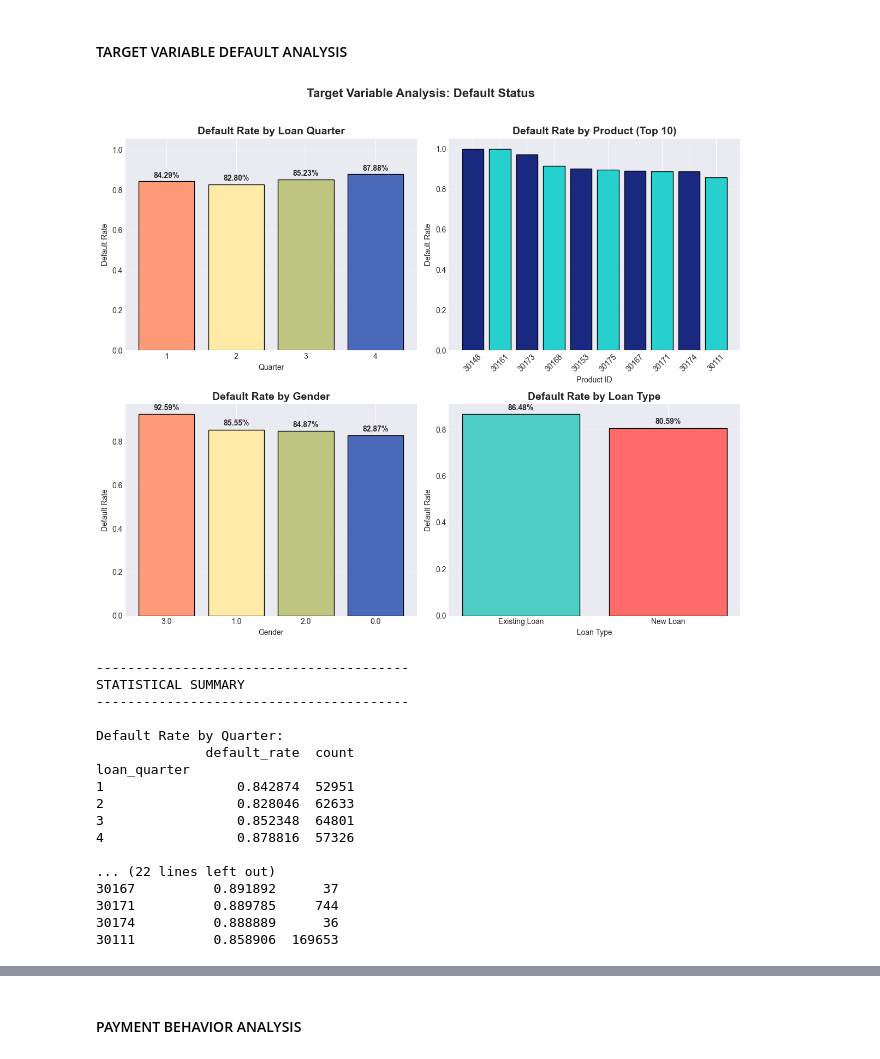
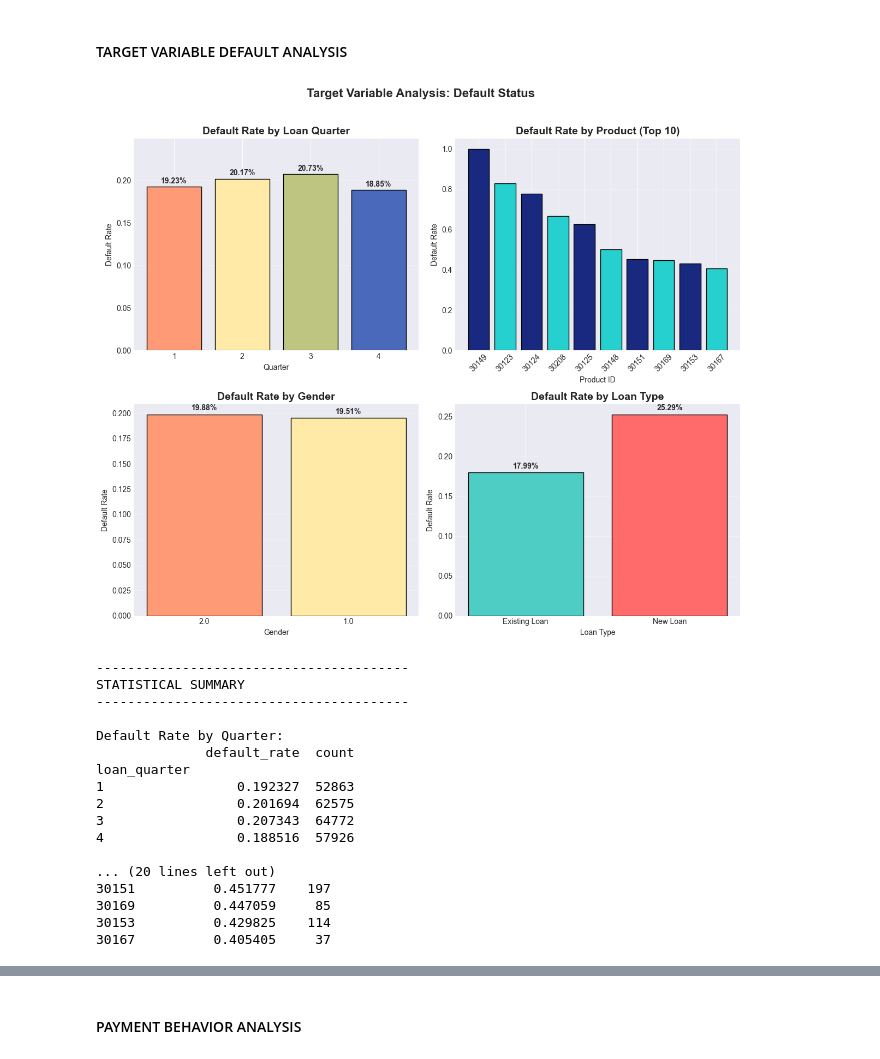
Before and after one commit to mnenedavid/Loan-Default-Risk-Detection, a Jupyter notebook: notebook.ipynb, the cells around one changed output, grey strips where cells are left out. Cells and saved outputs as stored; diff of their text form; code cells hidden in the pictures.

```diff
--- a/notebook.ipynb
+++ b/notebook.ipynb
@@ -154,3 +154,7 @@ data.describe().T
 # %%
-data.describe(include='O')
+#borrowdate is an object that should be converted to date format
+print(data.describe(include='O'))
+
+data['BorrowDate'] = pd.to_datetime(data['BorrowDate'], errors='coerce')
+print(data['BorrowDate'].dtypes)
 # %% [output]
@@ -320,0 +326,8 @@ Shape After: (237711, 31)
+# %%
+#gender column drops values 0,3 to remain with male and female values only 1,2 respectively
+print("Gender Values Before:")
+print(df['gender'].value_counts())
+df = df[~df['gender'].isin([0,3])]
+
+print(f"\nGender Values After:")
+print(df['gender'].value_counts())
@@ -326,7 +353,4 @@ proportion of missing data was minimal and the dataset size remained sufficientl
 # %%
-df = df.rename(columns = {"target_loan_cleared":"default"})
-print(df.columns)
-
 print("\nRemaining missing values after cleanup:")
 print(df.isnull().sum())
 # %% [output]
@@ -394,7 +474,7 @@ axes = axes.flatten()
 
 # 1. Default by loan quarter (if exists)
 if 'loan_quarter' in df.columns:
-    quarter_default = df.groupby('loan_quarter')['default'].mean()
+    quarter_default = df.groupby('loan_quarter')['is_default'].mean()
     axes[0].bar(quarter_default.index.astype(str), quarter_default.values,
                color=COLORS['categorical'], edgecolor='black')
     axes[0].set_title('Default Rate by Loan Quarter', fontsize=14, fontweight='bold')
@@ -414,7 +494,7 @@ else:
 
 # 2. Default by product (top 10)
 if 'productid' in df.columns:
-    product_default = df.groupby('productid')['default'].mean().sort_values(ascending=False).head(10)
+    product_default = df.groupby('productid')['is_default'].mean().sort_values(ascending=False).head(10)
     axes[1].bar(range(len(product_default)), product_default.values,
                color=COLORS['sequential'], edgecolor='black')
     axes[1].set_title('Default Rate by Product (Top 10)', fontsize=14, fontweight='bold')
@@ -430,7 +510,7 @@ else:
 
 # 3. Default by gender
 if 'gender' in df.columns:
-    gender_default = df.groupby('gender')['default'].mean().sort_values(ascending=False)
+    gender_default = df.groupby('gender')['is_default'].mean().sort_values(ascending=False)
     axes[2].bar(gender_default.index.astype(str), gender_default.values,
                color=COLORS['categorical'][:len(gender_default)], edgecolor='black')
     axes[2].set_title('Default Rate by Gender', fontsize=14, fontweight='bold')
@@ -449,7 +529,7 @@ else:
 
 # 4. Default by isloannew
 if 'isloannew' in df.columns:
-    new_default = df.groupby('isloannew')['default'].mean()
+    new_default = df.groupby('isloannew')['is_default'].mean()
     labels = ['Existing Loan', 'New Loan'] if new_default.shape[0] == 2 else new_default.index.astype(str)
     axes[3].bar(labels, new_default.values,
                color=[COLORS['default'][1], COLORS['default'][0]], edgecolor='black')
@@ -470,38 +550,38 @@ else:
 plt.suptitle('Target Variable Analysis: Default Status', fontsize=16, fontweight='bold', y=1.02)
 plt.tight_layout()
 plt.show()
 
 # Statistical summary
 print("\n" + "-"*40)
 print("STATISTICAL SUMMARY")
 print("-"*40)
 
 if 'loan_quarter' in df.columns:
     print("\nDefault Rate by Quarter:")
-    quarter_summary = df.groupby('loan_quarter')['default'].agg(['mean', 'count'])
+    quarter_summary = df.groupby('loan_quarter')['is_default'].agg(['mean', 'count'])
     quarter_summary.columns = ['default_rate', 'count']
     print(quarter_summary)
 
 if 'gender' in df.columns:
     print("\nDefault Rate by Gender:")
-    gender_summary = df.groupby('gender')['default'].agg(['mean', 'count'])
+    gender_summary = df.groupby('gender')['is_default'].agg(['mean', 'count'])
     gender_summary.columns = ['default_rate', 'count']
     print(gender_summary)
 
 if 'isloannew' in df.columns:
     print("\nDefault Rate by Loan Type:")
-    new_summary = df.groupby('isloannew')['default'].agg(['mean', 'count'])
+    new_summary = df.groupby('isloannew')['is_default'].agg(['mean', 'count'])
     new_summary.columns = ['default_rate', 'count']
     new_summary.index = ['Existing', 'New'] if new_summary.shape[0] == 2 else new_summary.index
     print(new_summary)
 
 if 'productid' in df.columns:
     print("\nTop 10 Products by Default Rate:")
-    product_summary = df.groupby('productid')['default'].agg(['mean', 'count']).sort_values('mean', ascending=False).head(10)
+    product_summary = df.groupby('productid')['is_default'].agg(['mean', 'count']).sort_values('mean', ascending=False).head(10)
     product_summary.columns = ['default_rate', 'count']
     print(product_summary)
 # %% [output]
-[figure, old version]
+[figure, new version]
 ----------------------------------------
 STATISTICAL SUMMARY
 ----------------------------------------
@@ -509,16 +589,16 @@ STATISTICAL SUMMARY
 Default Rate by Quarter:
               default_rate  count
 loan_quarter
-1                 0.842874  52951
-2                 0.828046  62633
-3                 0.852348  64801
-4                 0.878816  57326
+1                 0.192327  52863
+2                 0.201694  62575
+3                 0.207343  64772
+4                 0.188516  57926
 
-... (22 lines left out)
-30167          0.891892      37
-30171          0.889785     744
-30174          0.888889      36
-30111          0.858906  169653
+... (20 lines left out)
+30151          0.451777    197
+30169          0.447059     85
+30153          0.429825    114
+30167          0.405405     37
 # %% [markdown]
 # Default Rate Analysis Summary
 
```
Also changed, not shown: parts of 30 cells of this notebook, 4 other files.
